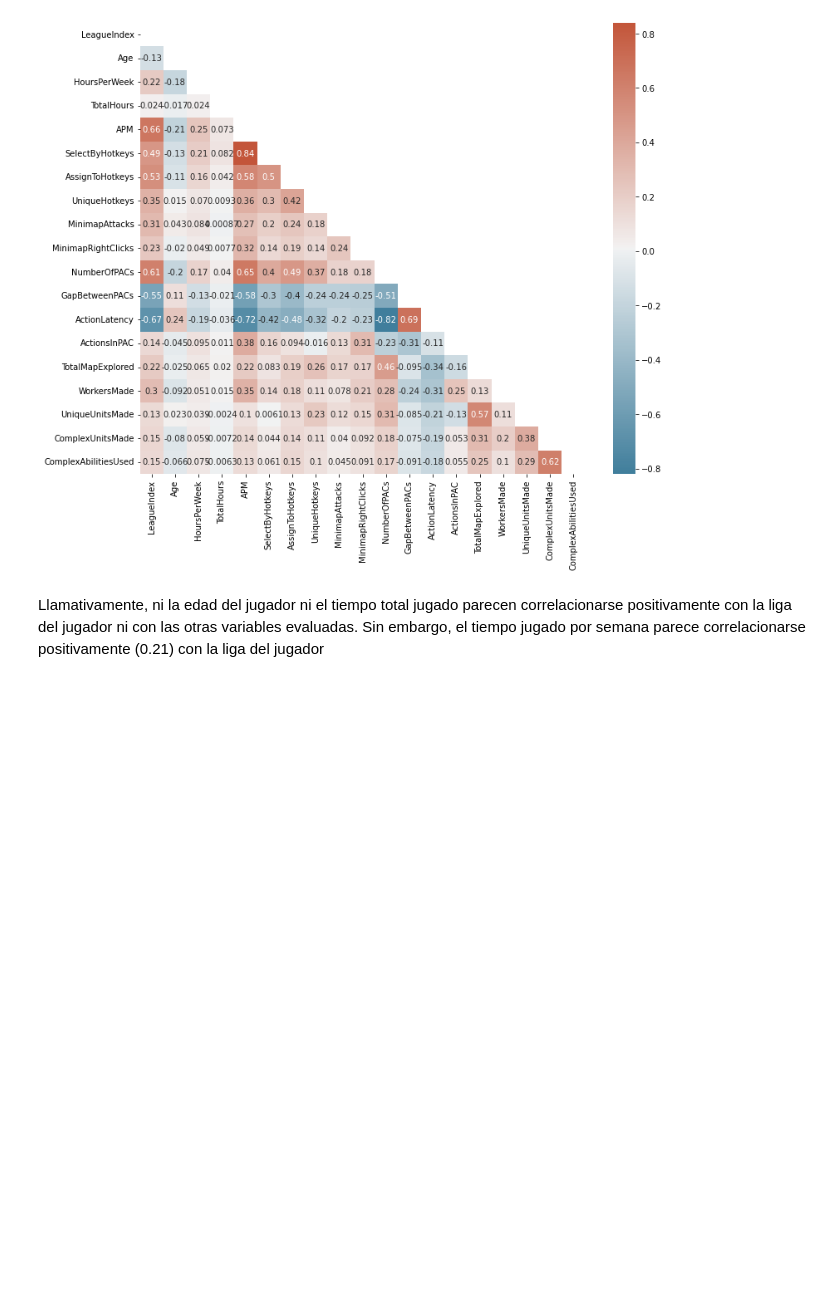
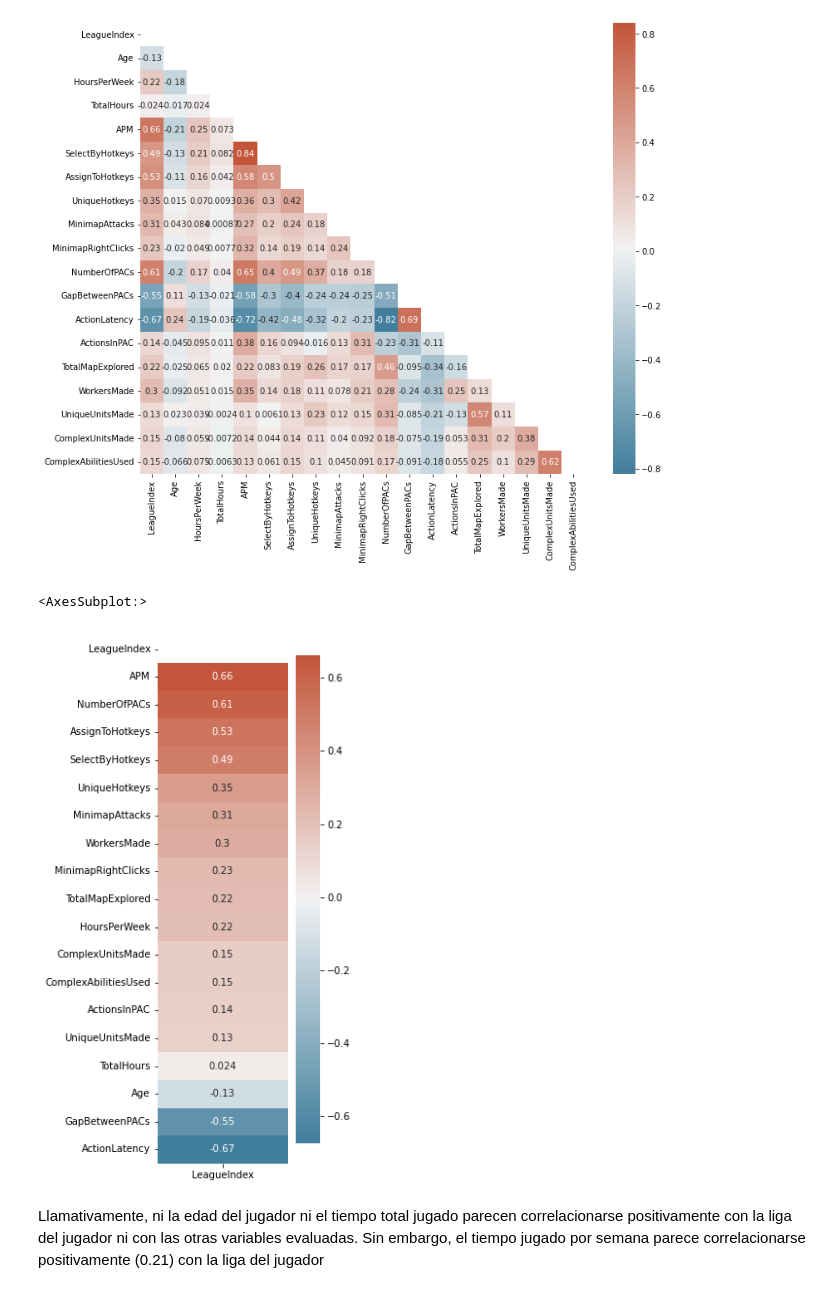
Before and after one commit to AleEnet/Skillcraft-Dataset, a Jupyter notebook: Starcraft_Dataset.ipynb, the cells around one changed output. Drawn from its saved outputs; the diff is of its cells as text; code cells hidden in the pictures; blank space fills up the shorter version.

```diff
--- a/Starcraft_Dataset.ipynb
+++ b/Starcraft_Dataset.ipynb
@@ -51,5 +72,15 @@ sns.heatmap(corr, annot=True, mask = mask, cmap=cmap)
 # %% [output]
 <AxesSubplot:>
 [figure]
+# %%
+corr = df.corr()
+x= corr[["LeagueIndex"]].sort_values(by ="LeagueIndex",ascending=False)
+f, ax = plt.subplots(figsize=(3, 10))
+mask = np.triu(np.ones_like(x, dtype=bool))
+cmap = sns.diverging_palette(230, 20, as_cmap=True)
+sns.heatmap(x, annot=True, mask = mask, cmap=cmap)
+# %% [output]
+<AxesSubplot:>
+[figure, added]
 # %% [markdown]
 Llamativamente, ni la edad del jugador ni el tiempo total jugado parecen correlacionarse positivamente con la liga del jugador ni con las otras variables evaluadas. Sin embargo, el tiempo jugado por semana parece correlacionarse positivamente (0.21) con la liga del jugador
```
Also changed, not shown: parts of 16 cells of this notebook.
